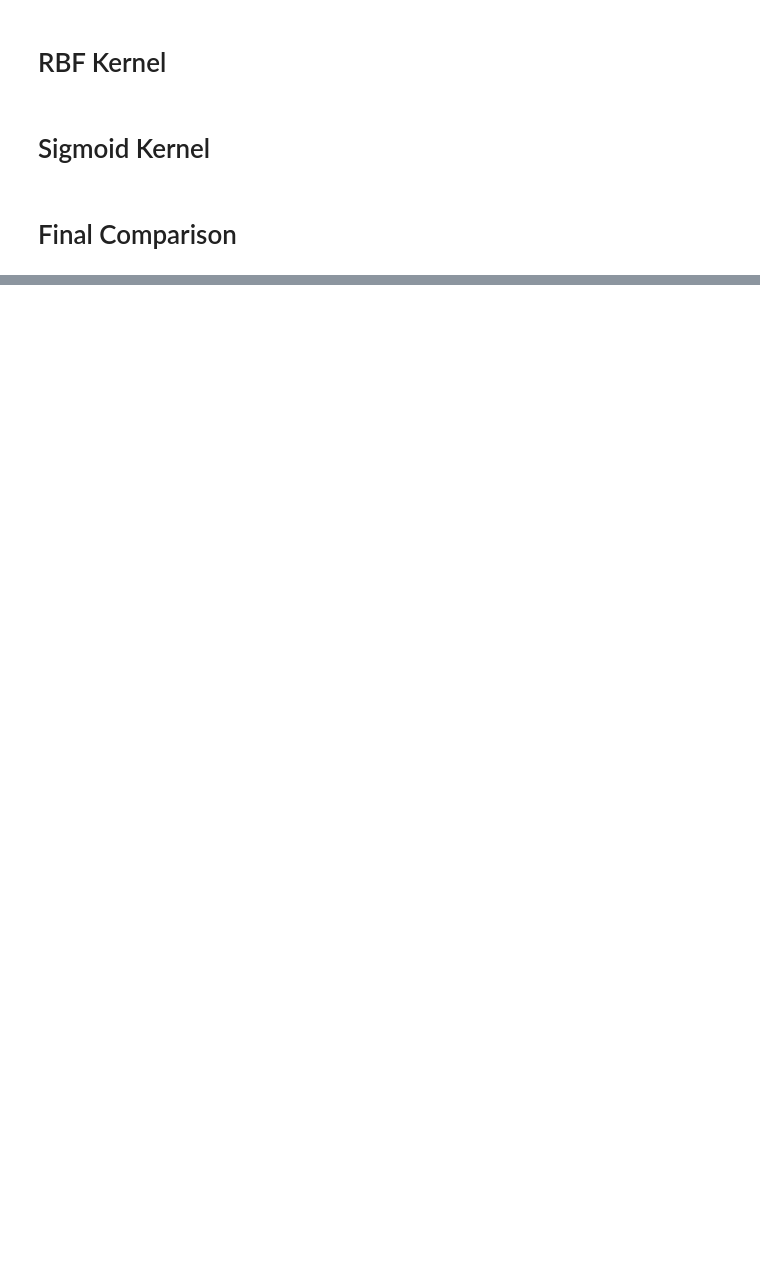
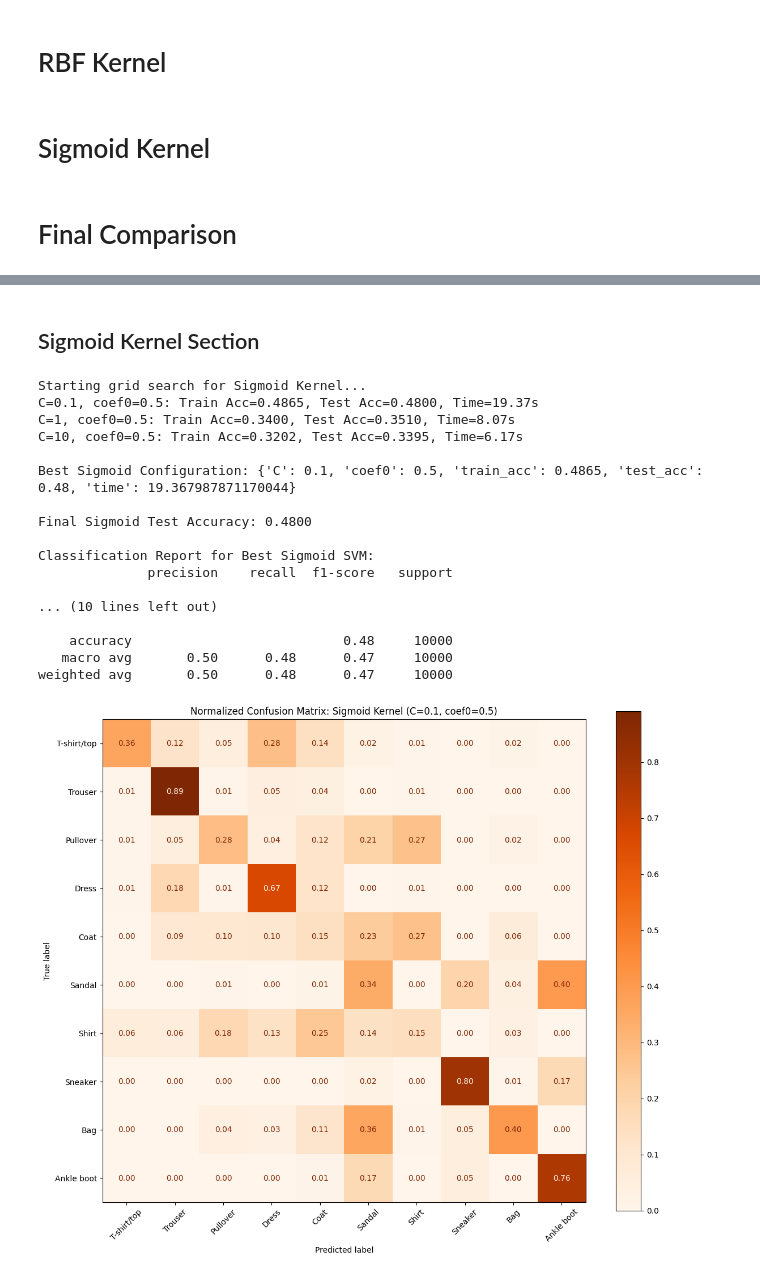
Before and after one commit to snig-17/COMP0014, a Jupyter notebook: COMP0014_Final_Coursework_Submission.ipynb, the cells around one changed output, grey strips where cells are left out. Saved outputs shown, nothing was run; the diff lists cells and outputs as text; code cells hidden in the pictures; blank space fills up the shorter version.

```diff
--- a/COMP0014_Final_Coursework_Submission.ipynb
+++ b/COMP0014_Final_Coursework_Submission.ipynb
@@ -338,0 +775,76 @@ display(summary.sort_values('test_acc', ascending=False))
+# %% [markdown]
+## Sigmoid Kernel Section
+# %%
+import time
+import matplotlib.pyplot as plt
+from sklearn import svm, metrics
+
+# 1. Initialize results list
+sigmoid_results = []
+
+# 2. Define grid search parameters
+C_values = [0.1, 1, 10]
+coef0_val = 0.5
+
+# 3-5. Grid search for Sigmoid SVM
+print('Starting grid search for Sigmoid Kernel...')
+for C in C_values:
+    clf = svm.SVC(kernel='sigmoid', C=C, coef0=coef0_val, gamma='scale')
+    start_time = time.time()
+    clf.fit(x_train_mini, y_train_mini)
+    elapsed_time = time.time() - start_time
+
+    train_acc = clf.score(x_train_mini, y_train_mini)
+    test_acc = clf.score(x_test, y_test)
+
+    sigmoid_results.append({
+        'C': C,
+        'coef0': coef0_val,
+        'train_acc': train_acc,
+        'test_acc': test_acc,
+        'time': elapsed_time
+    })
+    print(f'C={C}, coef0={coef0_val}: Train Acc={train_acc:.4f}, Test Acc={test_acc:.4f}, Time={elapsed_time:.2f}s')
+
+# 6. Identify the best configuration
+best_sigmoid = get_best(sigmoid_results)
+print(f'\nBest Sigmoid Configuration: {best_sigmoid}')
+
+# 7. Train final model with optimal parameters
+final_sigmoid_clf = svm.SVC(kernel='sigmoid', C=best_sigmoid['C'], coef0=best_sigmoid['coef0'], gamma='scale')
+final_sigmoid_clf.fit(x_train_mini, y_train_mini)
+sigmoid_predicted = final_sigmoid_clf.predict(x_test)
+
+# 8. Print test accuracy and detailed classification report
+final_test_acc = final_sigmoid_clf.score(x_test, y_test)
+print(f'\nFinal Sigmoid Test Accuracy: {final_test_acc:.4f}')
+print('\nClassification Report for Best Sigmoid SVM:')
+print(metrics.classification_report(y_test, sigmoid_predicted, target_names=class_names))
+
+# 9. Compute and display normalized confusion matrix
+cm_sigmoid = metrics.confusion_matrix(y_test, sigmoid_predicted, normalize='true')
+fig, ax = plt.subplots(figsize=(12, 10))
+cm_display = metrics.ConfusionMatrixDisplay(confusion_matrix=cm_sigmoid, display_labels=class_names)
+cm_display.plot(values_format='.2f', ax=ax, xticks_rotation=45, cmap='Oranges')
+plt.title(f'Normalized Confusion Matrix: Sigmoid Kernel (C={best_sigmoid["C"]}, coef0={best_sigmoid["coef0"]})')
+plt.tight_layout()
+plt.show()
+# %% [output]
+Starting grid search for Sigmoid Kernel...
+C=0.1, coef0=0.5: Train Acc=0.4865, Test Acc=0.4800, Time=19.37s
+C=1, coef0=0.5: Train Acc=0.3400, Test Acc=0.3510, Time=8.07s
+C=10, coef0=0.5: Train Acc=0.3202, Test Acc=0.3395, Time=6.17s
+
+Best Sigmoid Configuration: {'C': 0.1, 'coef0': 0.5, 'train_acc': 0.4865, 'test_acc': 0.48, 'time': 19.367987871170044}
+
+Final Sigmoid Test Accuracy: 0.4800
+
+Classification Report for Best Sigmoid SVM:
+              precision    recall  f1-score   support
+
+... (10 lines left out)
+
+    accuracy                           0.48     10000
+   macro avg       0.50      0.48      0.47     10000
+weighted avg       0.50      0.48      0.47     10000
+[figure, added]
```
Also changed, not shown: parts of 21 cells of this notebook.
